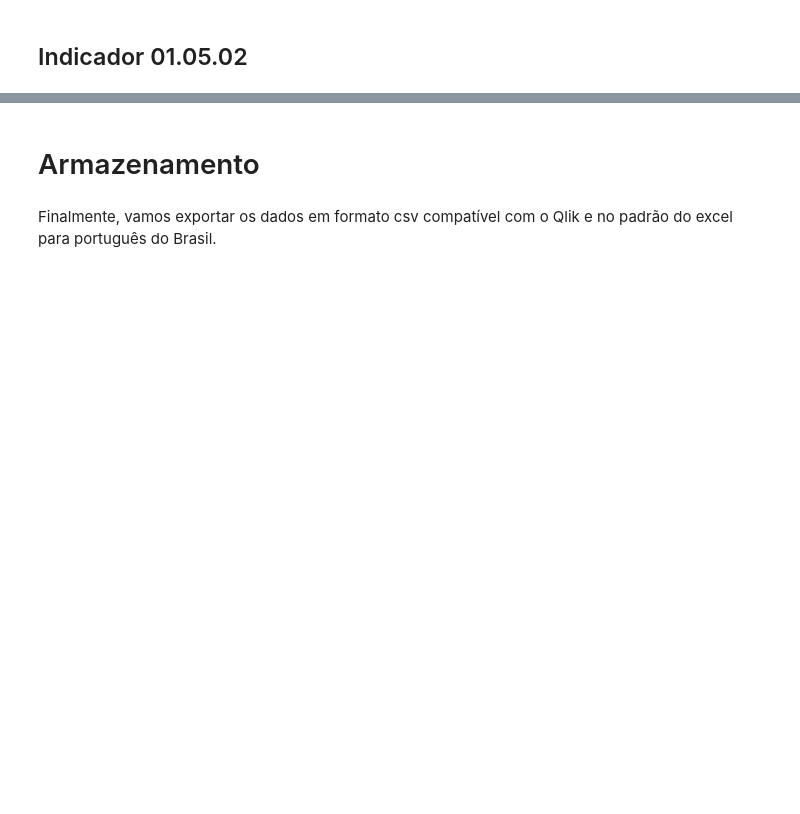
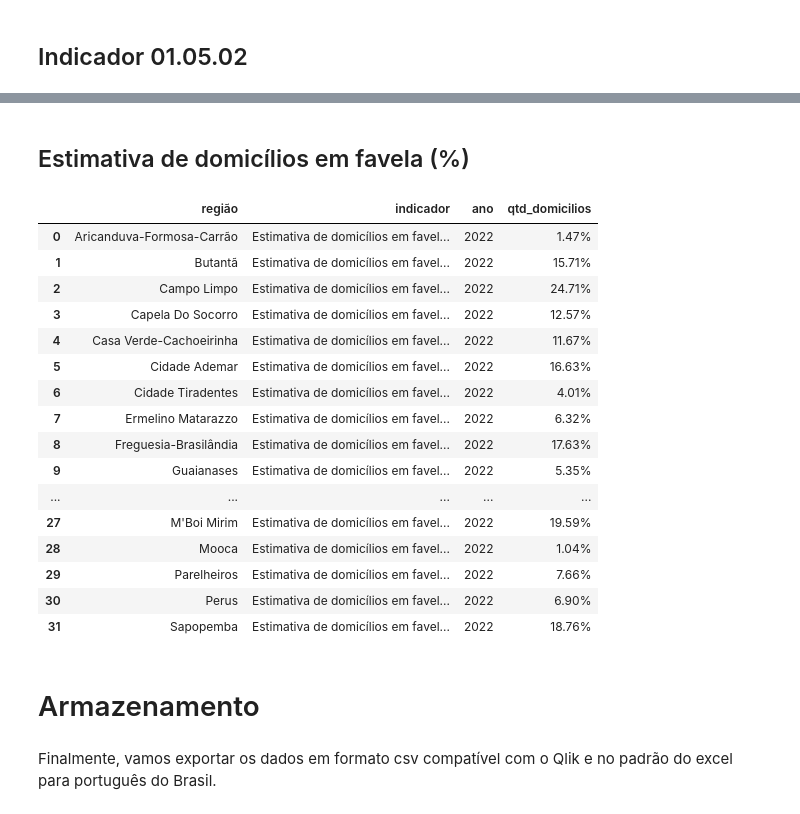
Before and after one commit to ObservatorioPoliticasTCM/datasp-dados, a Jupyter notebook: notebooks_outputs/urbanismo/06 Observa Sampa - transformação e armazenamento.ipynb, the cells around one changed output, grey strips where cells are left out. Saved outputs shown, nothing was run; the diff lists cells and outputs as text; code cells hidden in the pictures; blank space fills up the shorter version.

```diff
--- a/notebooks_outputs/urbanismo/06 Observa Sampa - transformação e armazenamento.ipynb
+++ b/notebooks_outputs/urbanismo/06 Observa Sampa - transformação e armazenamento.ipynb
@@ -89,6 +90,9 @@ df_010502 = pd.read_csv(path.join(output_dir, 'indicador_010502.csv'),
 # %%
 df_110108 = pd.read_csv(path.join(output_dir, 'indicador_110108.csv'),
                          sep=';', decimal=',', encoding='utf8', dtype=str)
+# %%
+df_edf = pd.read_csv(path.join(output_dir, 'indicador_estimativa_de_domicilios_em_favela.csv'),
+                         sep=';', decimal=',', encoding='utf8', dtype=str)
 # %%
 df_his.dtypes
 df_tpu.dtypes
@@ -359,4 +366,32 @@ df_010502
 96 rows × 6 columns
+# %% [markdown]
+## Estimativa de domicílios em favela (%)
+# %%
+df_edf["qtd_domicilios"] = (
+    pd.to_numeric(df_edf["qtd_domicilios"].astype(str).str.replace(",", ".", regex=False), errors="coerce")
+    .pipe(lambda s: np.trunc(s * 100) / 100)
+    .map(lambda v: f"{v:.2f}%" if pd.notna(v) else np.nan)
+)
+# %%
+df_edf
+# %% [output]
+|  | região | indicador | ano | qtd_domicilios |
+| 0 | Aricanduva-Formosa-Carrão | Estimativa de domicílios em favel... | 2022 | 1.47% |
+| 1 | Butantã | Estimativa de domicílios em favel... | 2022 | 15.71% |
+| 2 | Campo Limpo | Estimativa de domicílios em favel... | 2022 | 24.71% |
+| 3 | Capela Do Socorro | Estimativa de domicílios em favel... | 2022 | 12.57% |
+| 4 | Casa Verde-Cachoeirinha | Estimativa de domicílios em favel... | 2022 | 11.67% |
+| 5 | Cidade Ademar | Estimativa de domicílios em favel... | 2022 | 16.63% |
+| 6 | Cidade Tiradentes | Estimativa de domicílios em favel... | 2022 | 4.01% |
+| 7 | Ermelino Matarazzo | Estimativa de domicílios em favel... | 2022 | 6.32% |
+| 8 | Freguesia-Brasilândia | Estimativa de domicílios em favel... | 2022 | 17.63% |
+| 9 | Guaianases | Estimativa de domicílios em favel... | 2022 | 5.35% |
+| ... | ... | ... | ... | ... |
+| 27 | M'Boi Mirim | Estimativa de domicílios em favel... | 2022 | 19.59% |
+| 28 | Mooca | Estimativa de domicílios em favel... | 2022 | 1.04% |
+| 29 | Parelheiros | Estimativa de domicílios em favel... | 2022 | 7.66% |
+| 30 | Perus | Estimativa de domicílios em favel... | 2022 | 6.90% |
+| 31 | Sapopemba | Estimativa de domicílios em favel... | 2022 | 18.76% |
 # %% [markdown]
 # Armazenamento
 # %% [markdown]
```
Also changed, not shown: parts of 8 cells of this notebook, 3 other files.
